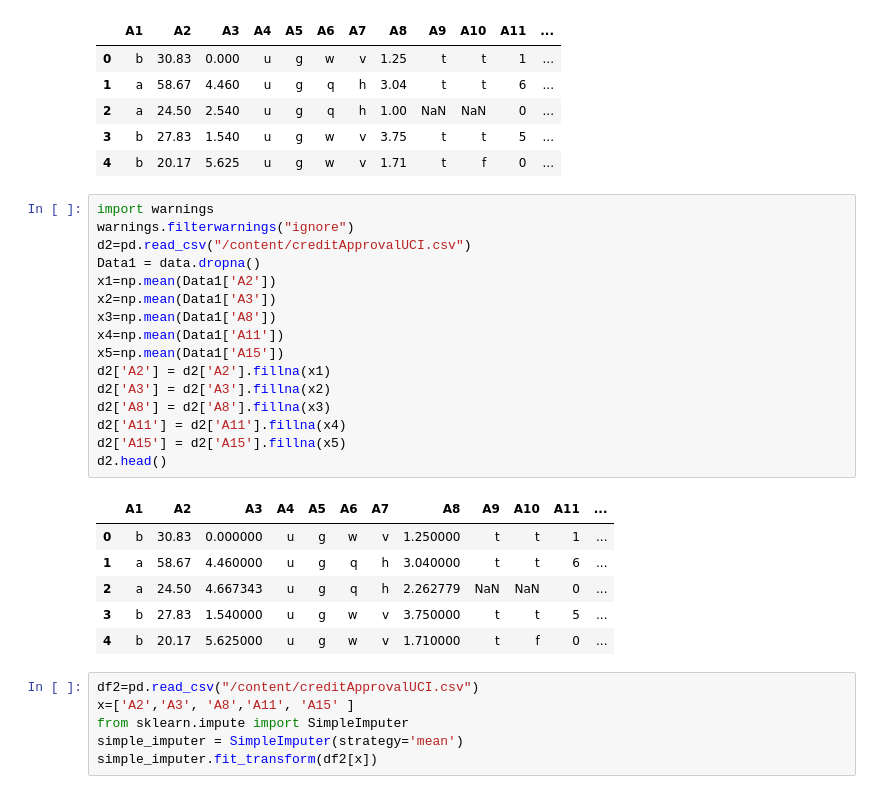
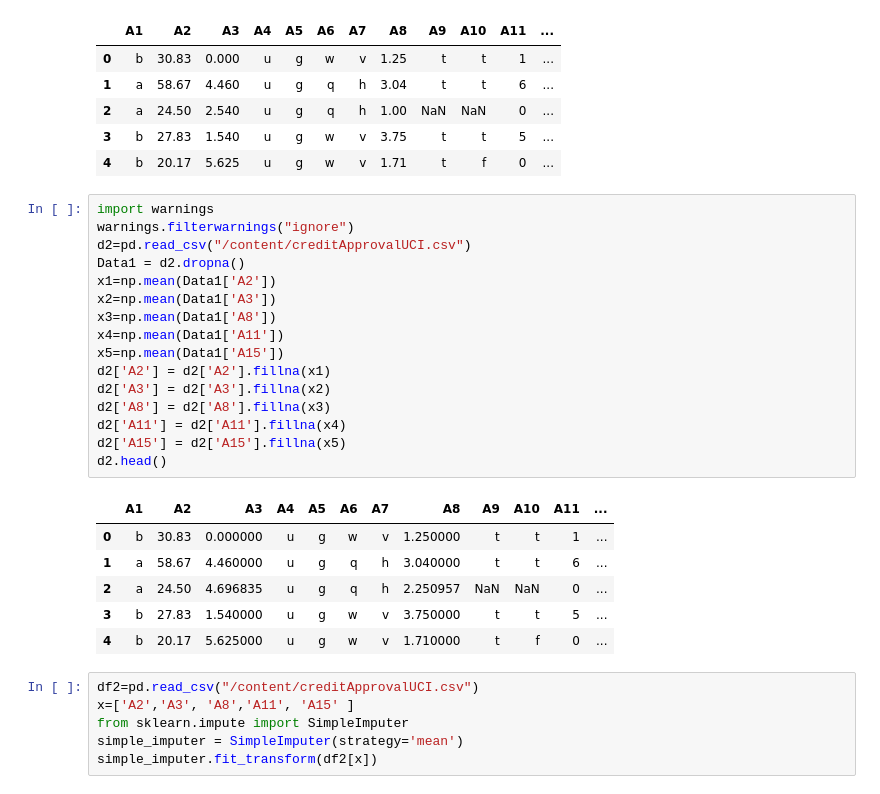
Before and after one commit to Sriharshitha842/DWDM_LAB, a Jupyter notebook: dwdm_lab7.ipynb, the cells around one changed output. Saved outputs shown, nothing was run; the diff lists cells and outputs as text.

```diff
--- a/dwdm_lab7.ipynb
+++ b/dwdm_lab7.ipynb
@@ -276,24 +276,24 @@ d1.head()
 # %%
 import warnings
 warnings.filterwarnings("ignore")
 d2=pd.read_csv("/content/creditApprovalUCI.csv")
-Data1 = data.dropna()
+Data1 = d2.dropna()
 x1=np.mean(Data1['A2'])
 x2=np.mean(Data1['A3'])
 x3=np.mean(Data1['A8'])
 x4=np.mean(Data1['A11'])
 x5=np.mean(Data1['A15'])
 d2['A2'] = d2['A2'].fillna(x1)
 d2['A3'] = d2['A3'].fillna(x2)
 d2['A8'] = d2['A8'].fillna(x3)
 d2['A11'] = d2['A11'].fillna(x4)
 d2['A15'] = d2['A15'].fillna(x5)
 d2.head()
 # %% [output]
 |  | A1 | A2 | A3 | A4 | A5 | A6 | A7 | A8 | A9 | A10 | A11 | ... |
 | 0 | b | 30.83 | 0.000000 | u | g | w | v | 1.250000 | t | t | 1 | ... |
 | 1 | a | 58.67 | 4.460000 | u | g | q | h | 3.040000 | t | t | 6 | ... |
-| 2 | a | 24.50 | 4.667343 | u | g | q | h | 2.262779 | NaN | NaN | 0 | ... |
+| 2 | a | 24.50 | 4.696835 | u | g | q | h | 2.250957 | NaN | NaN | 0 | ... |
 | 3 | b | 27.83 | 1.540000 | u | g | w | v | 3.750000 | t | t | 5 | ... |
 | 4 | b | 20.17 | 5.625000 | u | g | w | v | 1.710000 | t | f | 0 | ... |
 # %%
```
Also changed, not shown: parts of 9 cells of this notebook.
